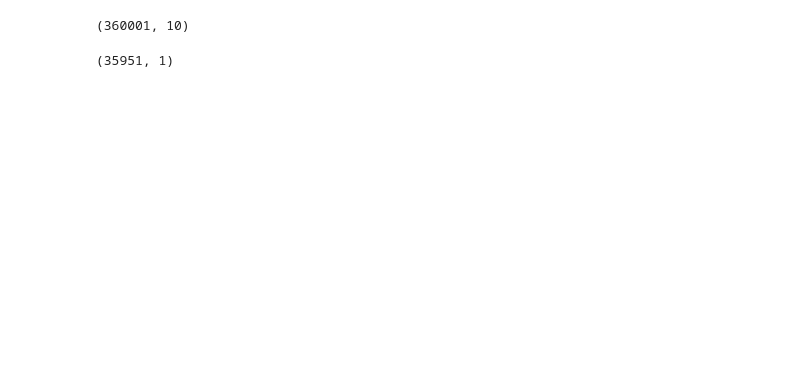
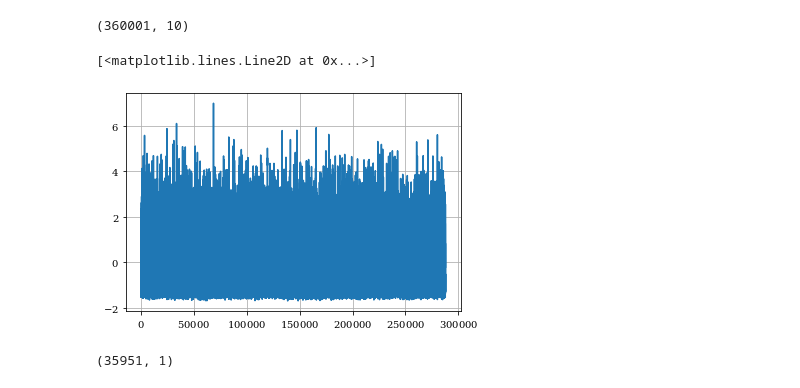
Before and after one commit to romarowski/shm_with_fem_and_Deep_Learning, a Jupyter notebook: Dyn_Beam/functions_for_delivery/runtime-Copy1.ipynb, the cells around one changed output. Drawn from its saved outputs; the diff is of its cells as text; code cells hidden in the pictures; blank space fills up the shorter version.

```diff
--- a/Dyn_Beam/functions_for_delivery/runtime-Copy1.ipynb
+++ b/Dyn_Beam/functions_for_delivery/runtime-Copy1.ipynb
@@ -103,6 +103,11 @@ from KERAS_utils import prepare_data
 data.shape
 # %% [output]
 (360001, 10)
+# %%
+plt.plot(y_train_uni)
+# %% [output]
+[<matplotlib.lines.Line2D at 0x...>]
+[figure, added]
 # %%
 x_train_uni_rnd, y_train_uni_rnd = prepare_data(data, loc_sg,
                                            0, None,
```
Also changed, not shown: parts of 3 cells of this notebook, 14 other files.
